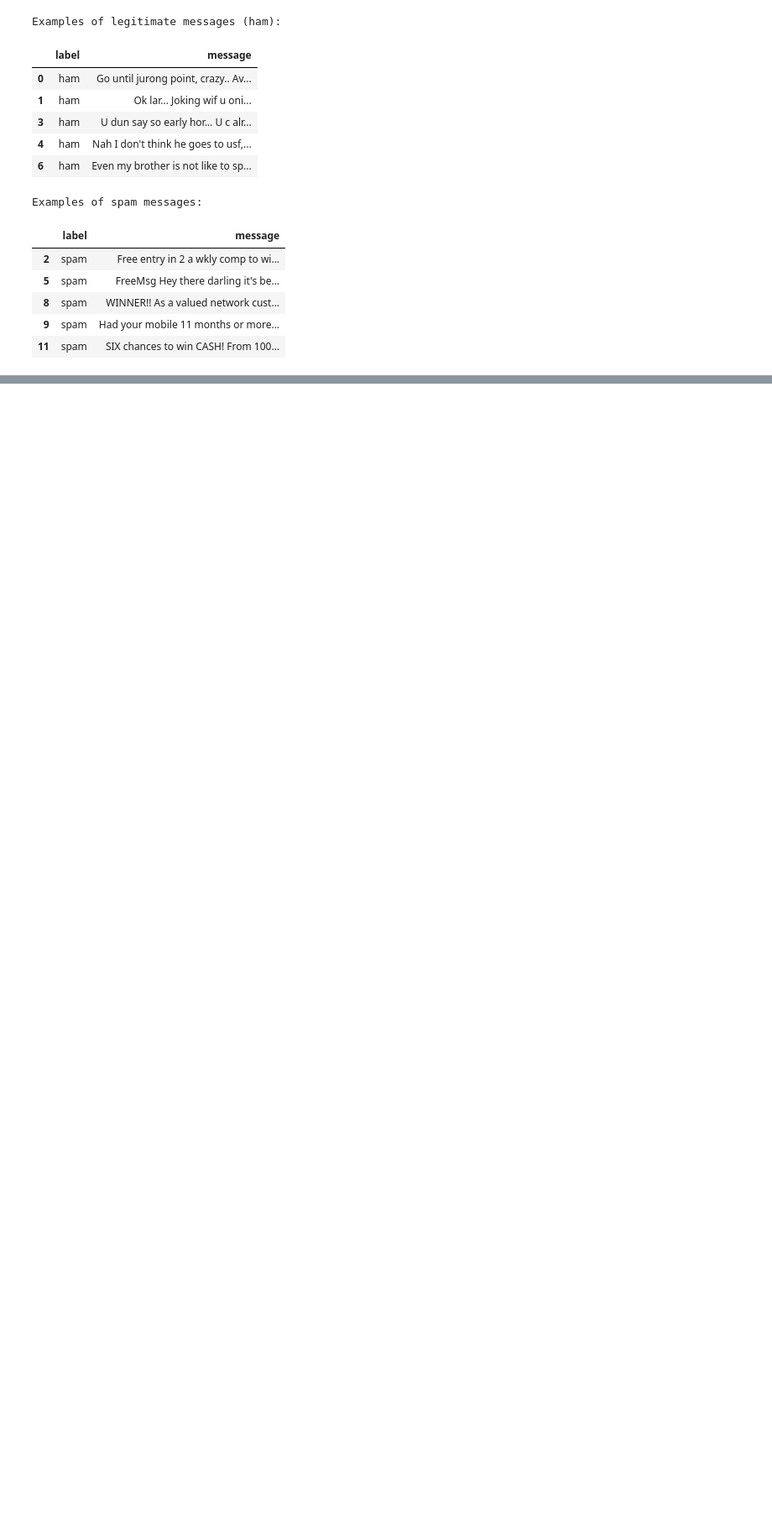
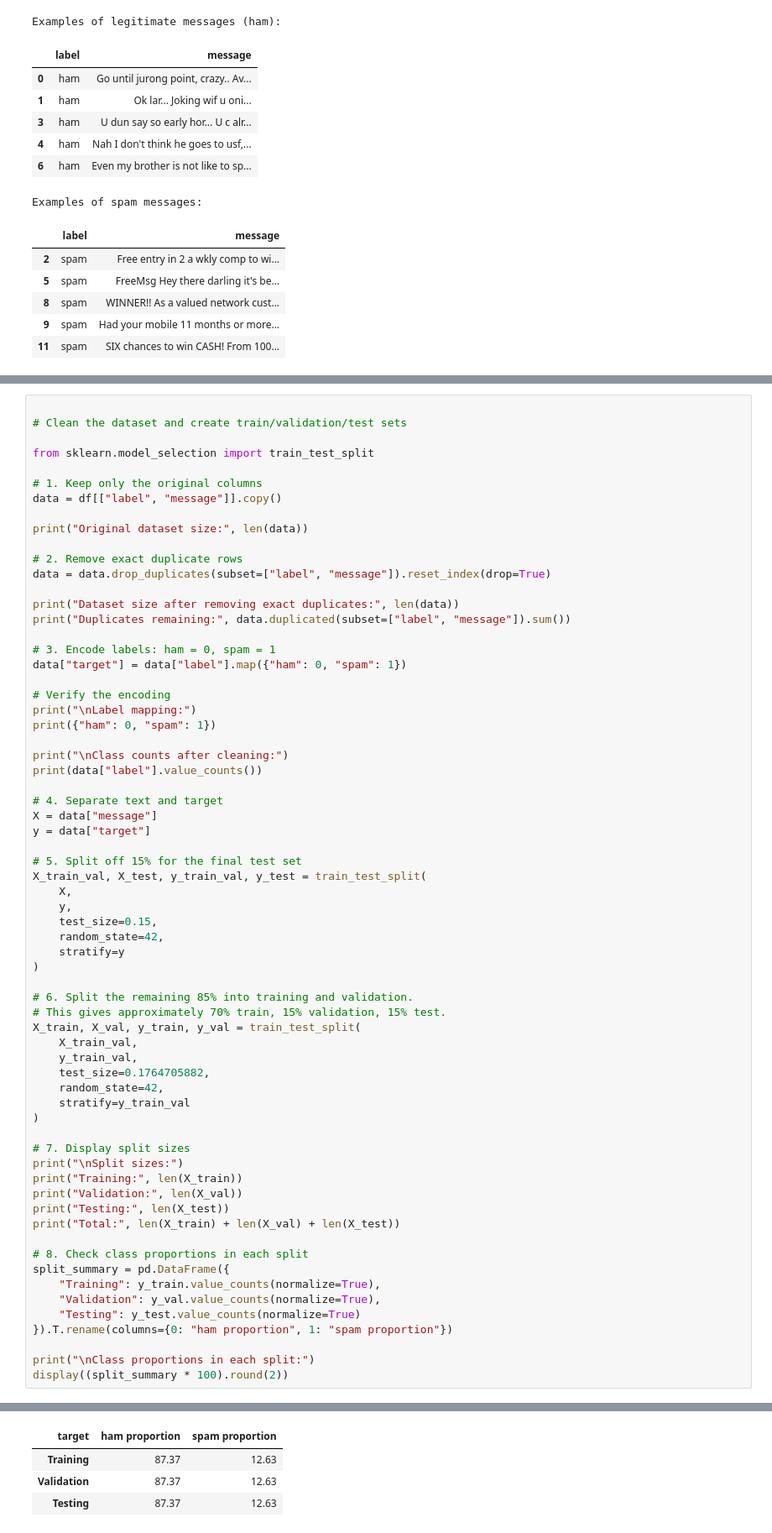
Before and after one commit to ThisumiWijesinghe/SMS_SPAM_DETECTION_ANN, a Jupyter notebook: Neural_Netwrok.ipynb, the cells around one changed output, grey strips where cells are left out. Shown at 84% size. Drawn from its saved outputs; the diff is of its cells as text; blank space fills up the shorter version.

```diff
--- a/Neural_Netwrok.ipynb
+++ b/Neural_Netwrok.ipynb
@@ -330,0 +329,67 @@ sms_spam_original.csv - 480806 bytes
+# %%
+
+# Clean the dataset and create train/validation/test sets
+
+from sklearn.model_selection import train_test_split
+
+# 1. Keep only the original columns
+data = df[["label", "message"]].copy()
+
+print("Original dataset size:", len(data))
+
+# 2. Remove exact duplicate rows
+data = data.drop_duplicates(subset=["label", "message"]).reset_index(drop=True)
+
+print("Dataset size after removing exact duplicates:", len(data))
+print("Duplicates remaining:", data.duplicated(subset=["label", "message"]).sum())
+
+# 3. Encode labels: ham = 0, spam = 1
+data["target"] = data["label"].map({"ham": 0, "spam": 1})
+
+# Verify the encoding
+print("\nLabel mapping:")
+print({"ham": 0, "spam": 1})
+
+print("\nClass counts after cleaning:")
+print(data["label"].value_counts())
+
+# 4. Separate text and target
+X = data["message"]
+y = data["target"]
+
+# 5. Split off 15% for the final test set
+X_train_val, X_test, y_train_val, y_test = train_test_split(
+    X,
+    y,
+    test_size=0.15,
+    random_state=42,
+    stratify=y
+)
+
+# 6. Split the remaining 85% into training and validation.
+# This gives approximately 70% train, 15% validation, 15% test.
+X_train, X_val, y_train, y_val = train_test_split(
+    X_train_val,
+    y_train_val,
+    test_size=0.1764705882,
+    random_state=42,
+    stratify=y_train_val
+)
+
+# 7. Display split sizes
+print("\nSplit sizes:")
+print("Training:", len(X_train))
+print("Validation:", len(X_val))
+print("Testing:", len(X_test))
+print("Total:", len(X_train) + len(X_val) + len(X_test))
+
+# 8. Check class proportions in each split
+split_summary = pd.DataFrame({
+    "Training": y_train.value_counts(normalize=True),
+    "Validation": y_val.value_counts(normalize=True),
+    "Testing": y_test.value_counts(normalize=True)
+}).T.rename(columns={0: "ham proportion", 1: "spam proportion"})
+
+print("\nClass proportions in each split:")
+display((split_summary * 100).round(2))
+# %% [output]
@@ -330,0 +416,4 @@ sms_spam_original.csv - 480806 bytes
+| target | ham proportion | spam proportion |
+| Training | 87.37 | 12.63 |
+| Validation | 87.37 | 12.63 |
+| Testing | 87.37 | 12.63 |
```
Also changed, not shown: parts of 15 cells of this notebook.
